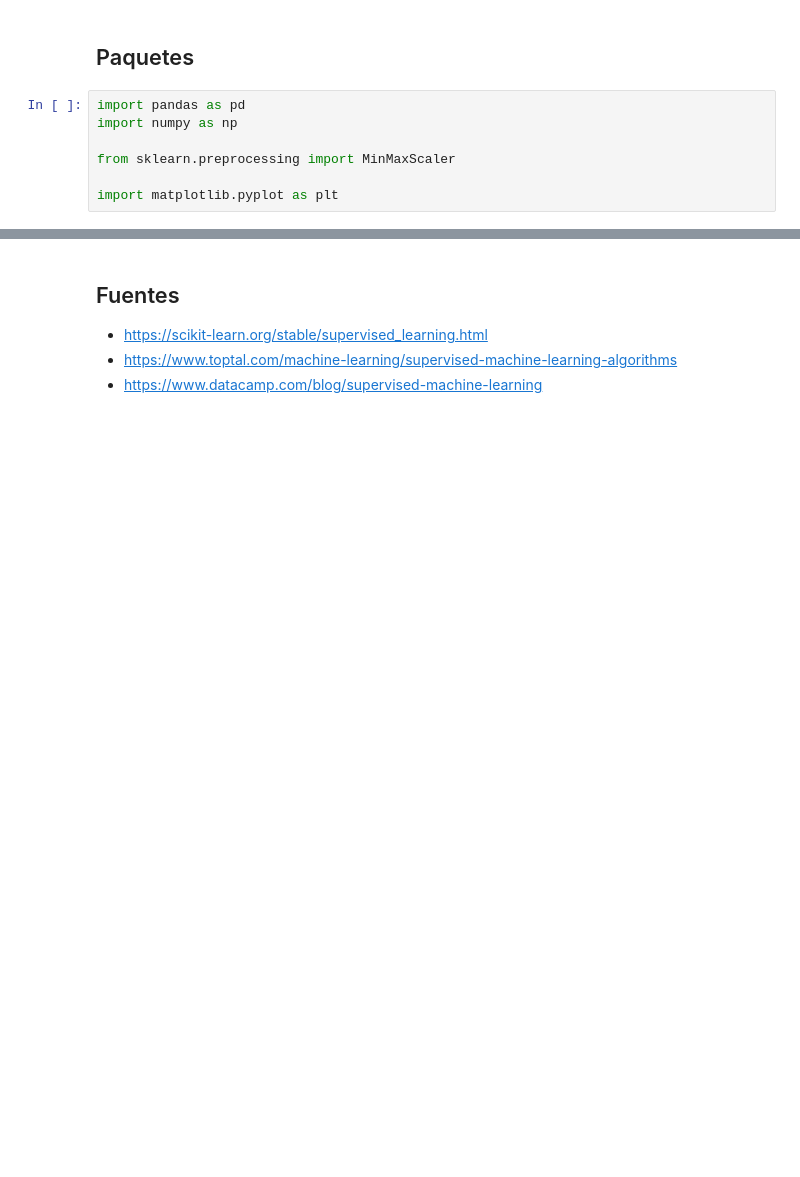
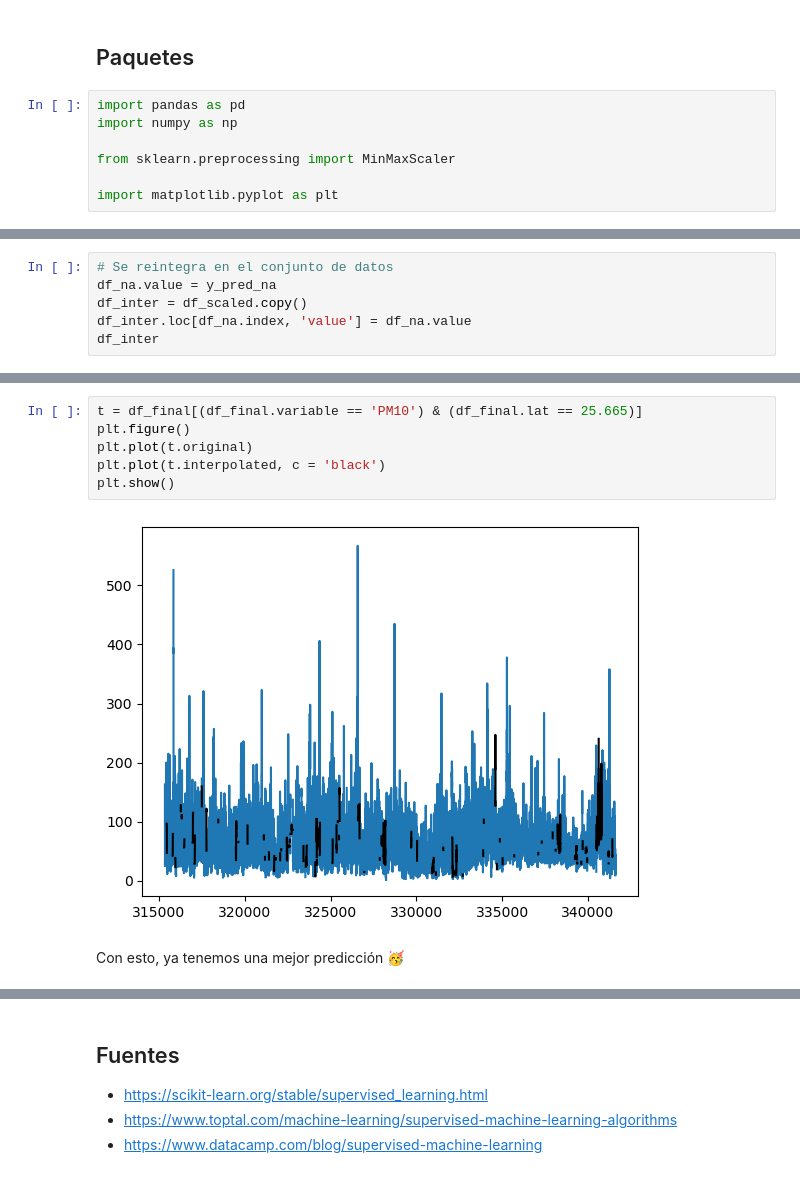
Before and after one commit to albertobenavides/aprendizaje_autom, a Jupyter notebook: caps/5_supervisado.ipynb, the cells around one changed output, grey strips where cells are left out. Saved outputs shown, nothing was run; the diff lists cells and outputs as text; blank space fills up the shorter version.

```diff
--- a/caps/5_supervisado.ipynb
+++ b/caps/5_supervisado.ipynb
@@ -114,0 +190,6 @@ reg.predict()
+# %%
+# Se reintegra en el conjunto de datos
+df_na.value = y_pred_na
+df_inter = df_scaled.copy()
+df_inter.loc[df_na.index, 'value'] = df_na.value
+df_inter
@@ -114,0 +510,10 @@ reg.predict()
+# %%
+t = df_final[(df_final.variable == 'PM10') & (df_final.lat == 25.665)]
+plt.figure()
+plt.plot(t.original)
+plt.plot(t.interpolated, c = 'black')
+plt.show()
+# %% [output]
+[figure, added]
+# %% [markdown]
+Con esto, ya tenemos una mejor predicción 🥳
```
Also changed, not shown: parts of 57 cells of this notebook, 1 other file.
